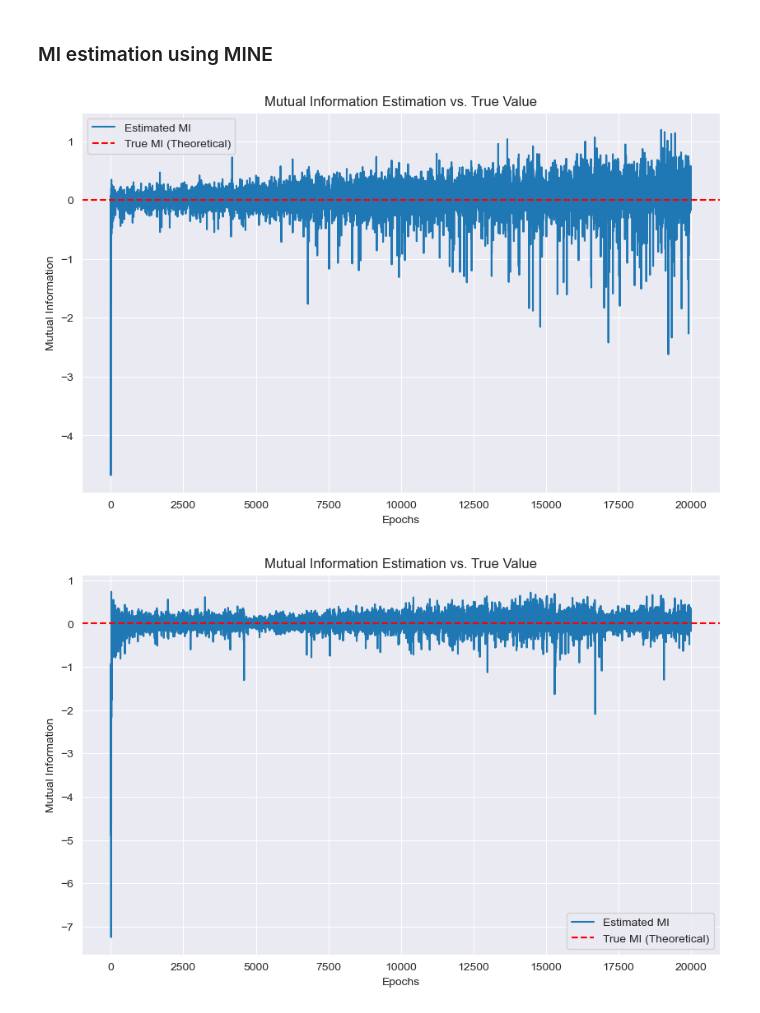
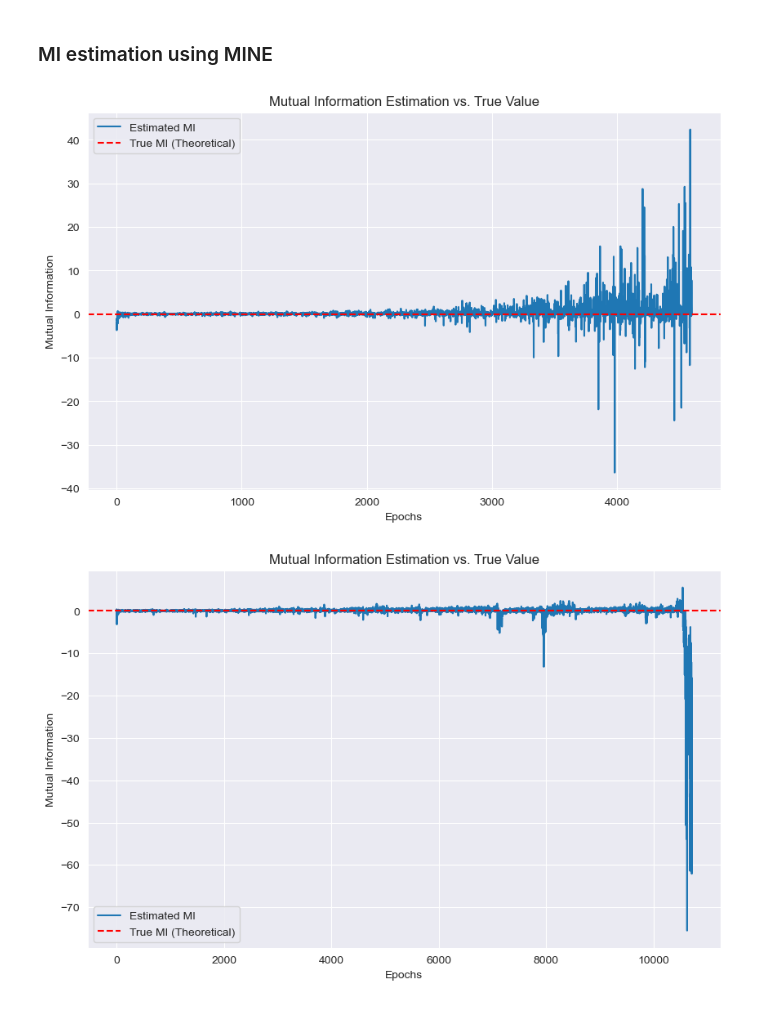
Before and after one commit to PSATRA/Information-Theory, a Jupyter notebook: MINE_basic.ipynb, the cells around one changed output. Cells and saved outputs as stored; diff of their text form; code cells hidden in the pictures.

```diff
--- a/MINE_basic.ipynb
+++ b/MINE_basic.ipynb
@@ -314,27 +334,27 @@ plt.show()
 # %% [markdown]
 ### MI estimation using MINE
 # %%
-lr =1e-2
+lr = 1e-2
 batch_size = 16
-epochs = 20000
+epochs = 50000
 
-train_and_visualize(2,
-                    joint_data_2d,
-                    marginal_data_2d,
-                    true_mi_2d,
+train_and_visualize(4,
+                    joint_data_4d,
+                    marginal_data_4d,
+                    true_mi_4d,
                     batch_size,
                     epochs,
                     lr,
                     loss_func = loss_function_original)
 
-train_and_visualize(2,
-                    joint_data_2d,
-                    marginal_data_2d,
-                    true_mi_2d,
+train_and_visualize(4,
+                    joint_data_4d,
+                    marginal_data_4d,
+                    true_mi_4d,
                     batch_size,
                     epochs,
                     lr,
                     loss_func = loss_function_modified)
 # %% [output]
-[figure, old version]
+[figure, new version]
-[figure, old version]
+[figure, new version]
```
Also changed, not shown: parts of 4 cells of this notebook.
